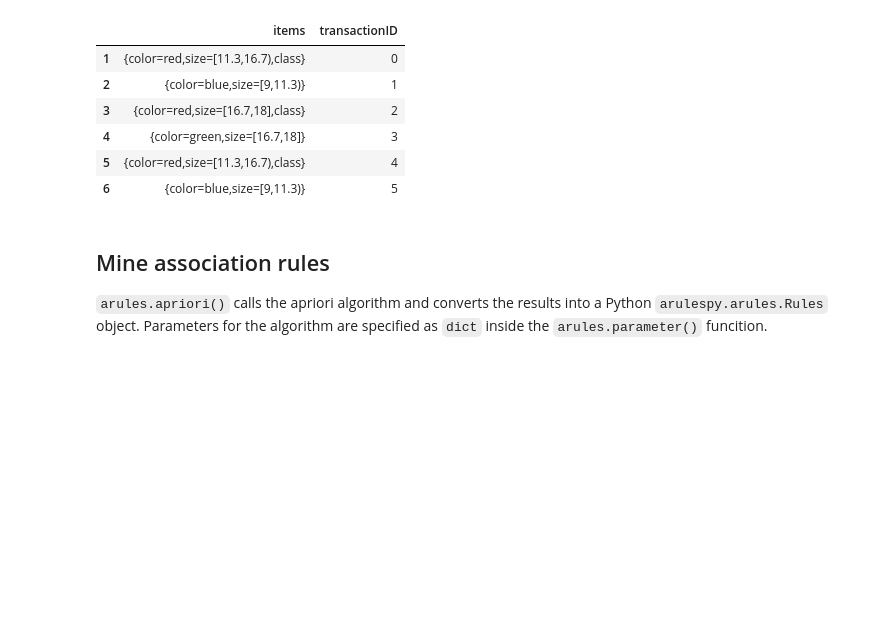
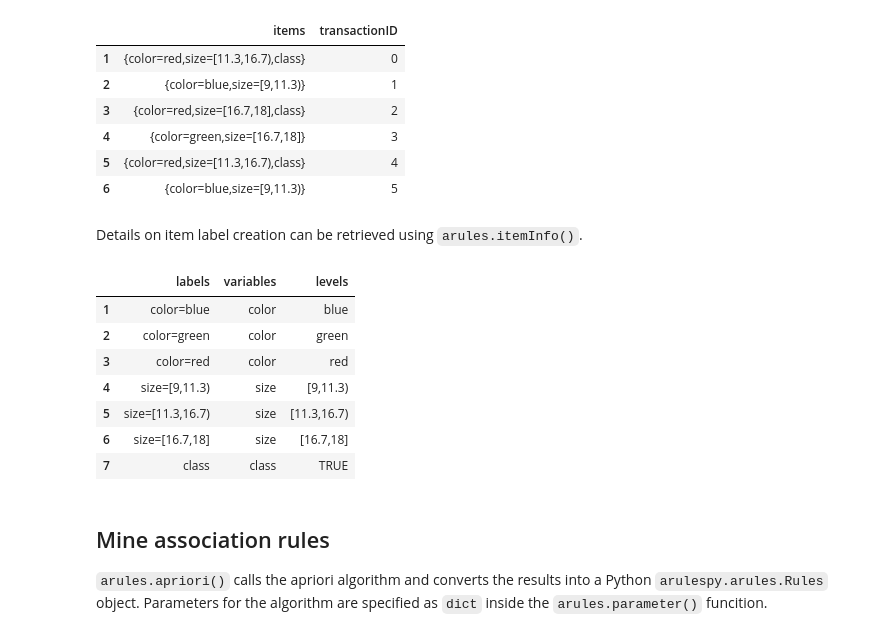
Before and after one commit to mhahsler/arulespy, a Jupyter notebook: howto.ipynb, the cells around one changed output. Saved outputs shown, nothing was run; the diff lists cells and outputs as text; code cells hidden in the pictures; blank space fills up the shorter version.

Commit message:
Added itemInfo.

```diff
--- a/howto.ipynb
+++ b/howto.ipynb
@@ -118,6 +118,19 @@ trans2.as_df()
 | 4 | {color=green,size=[16.7,18]} | 3 |
 | 5 | {color=red,size=[11.3,16.7),class} | 4 |
 | 6 | {color=blue,size=[9,11.3)} | 5 |
+# %% [markdown]
+Details on item label creation can be retrieved using `arules.itemInfo()`.
+# %%
+arules.itemInfo(trans2)
+# %% [output]
+|  | labels | variables | levels |
+| 1 | color=blue | color | blue |
+| 2 | color=green | color | green |
+| 3 | color=red | color | red |
+| 4 | size=[9,11.3) | size | [9,11.3) |
+| 5 | size=[11.3,16.7) | size | [11.3,16.7) |
+| 6 | size=[16.7,18] | size | [16.7,18] |
+| 7 | class | class | TRUE |
 # %% [markdown]
 ## Mine association rules
 
```
Also changed, not shown: parts of 5 cells of this notebook, 3 other files.
